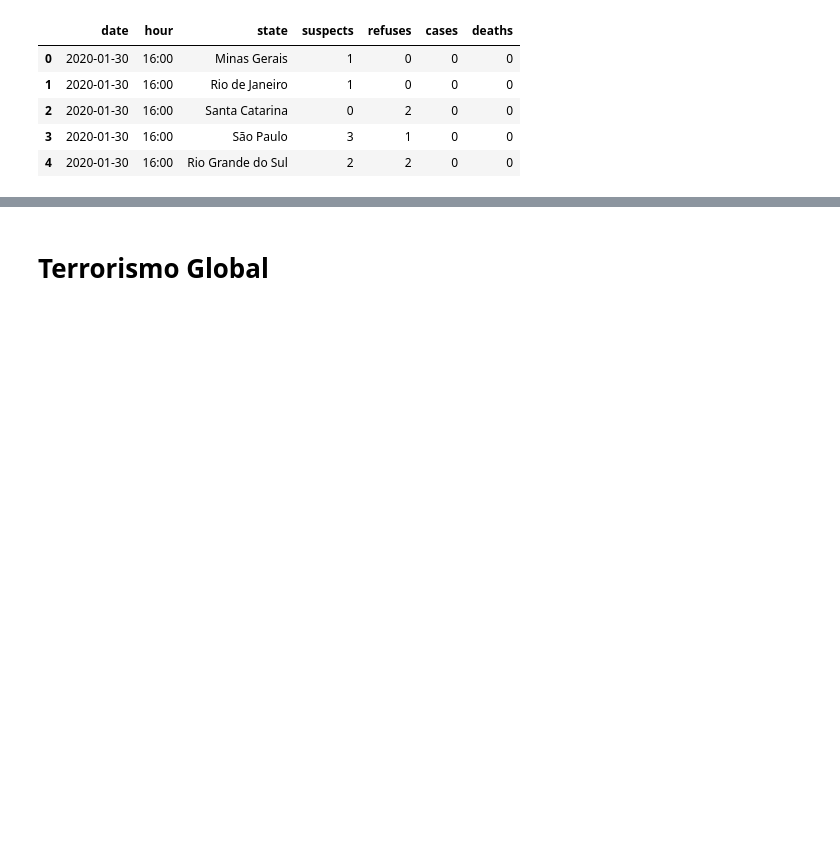
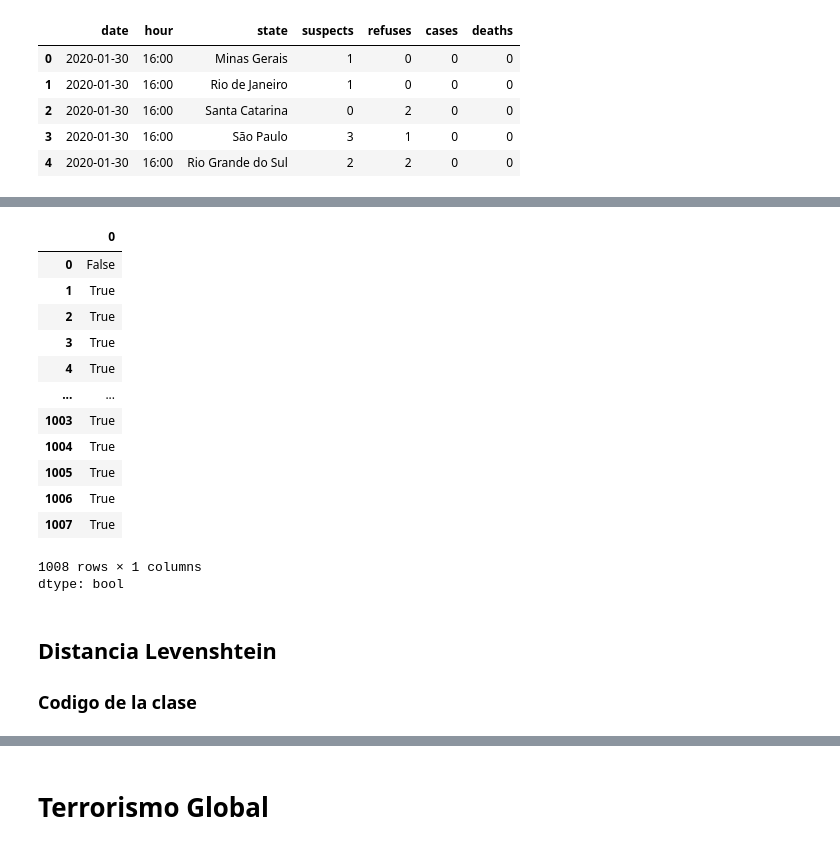
Before and after one commit to cosijoeza/semestre-1, a Jupyter notebook: data-cleaning/exames/exam-1.ipynb, the cells around one changed output, grey strips where cells are left out. Drawn from its saved outputs; the diff is of its cells as text; code cells hidden in the pictures; blank space fills up the shorter version.

```diff
--- a/data-cleaning/exames/examen-1.ipynb
+++ b/data-cleaning/exames/exam-1.ipynb
@@ -175,0 +208,20 @@ memory usage: 55.2+ KB
+# %%
+brazilCovid.duplicated(subset=['hour'])
+# %% [output]
+|  | 0 |
+| 0 | False |
+| 1 | True |
+| 2 | True |
+| 3 | True |
+| 4 | True |
+| ... | ... |
+| 1003 | True |
+| 1004 | True |
+| 1005 | True |
+| 1006 | True |
+| 1007 | True |
+1008 rows × 1 columns
+dtype: bool
+# %% [markdown]
+## Distancia Levenshtein
+### Codigo de la clase
```
Also changed, not shown: parts of 25 cells of this notebook, 4 other files.
